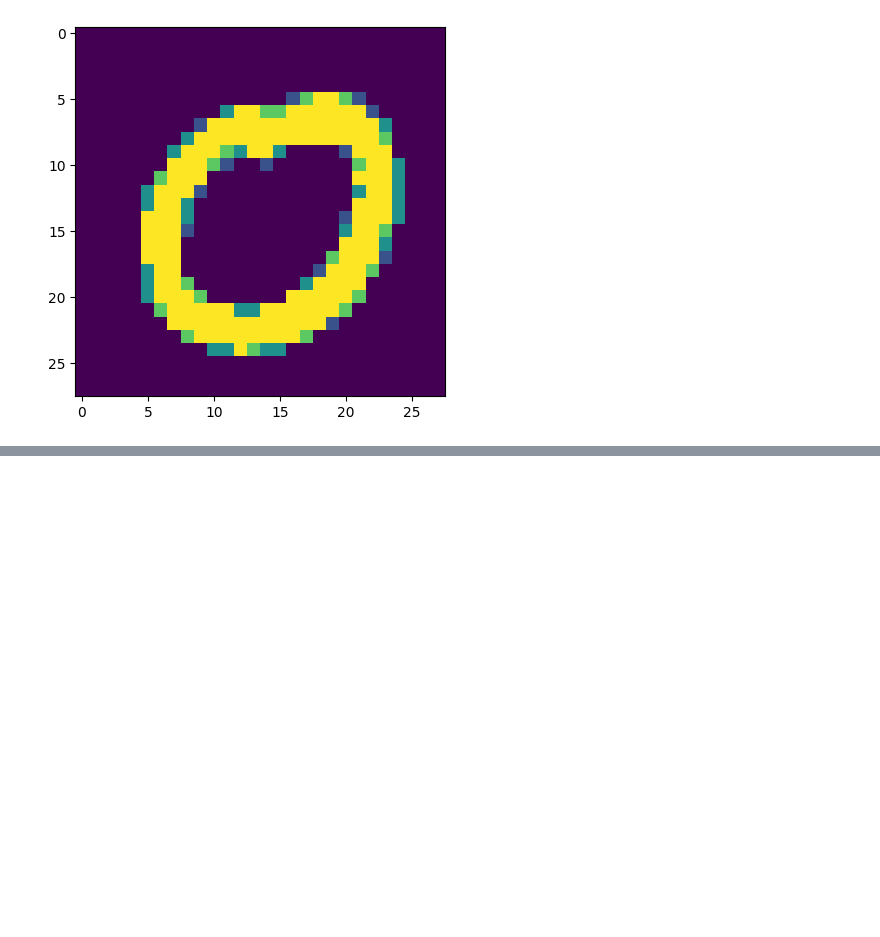
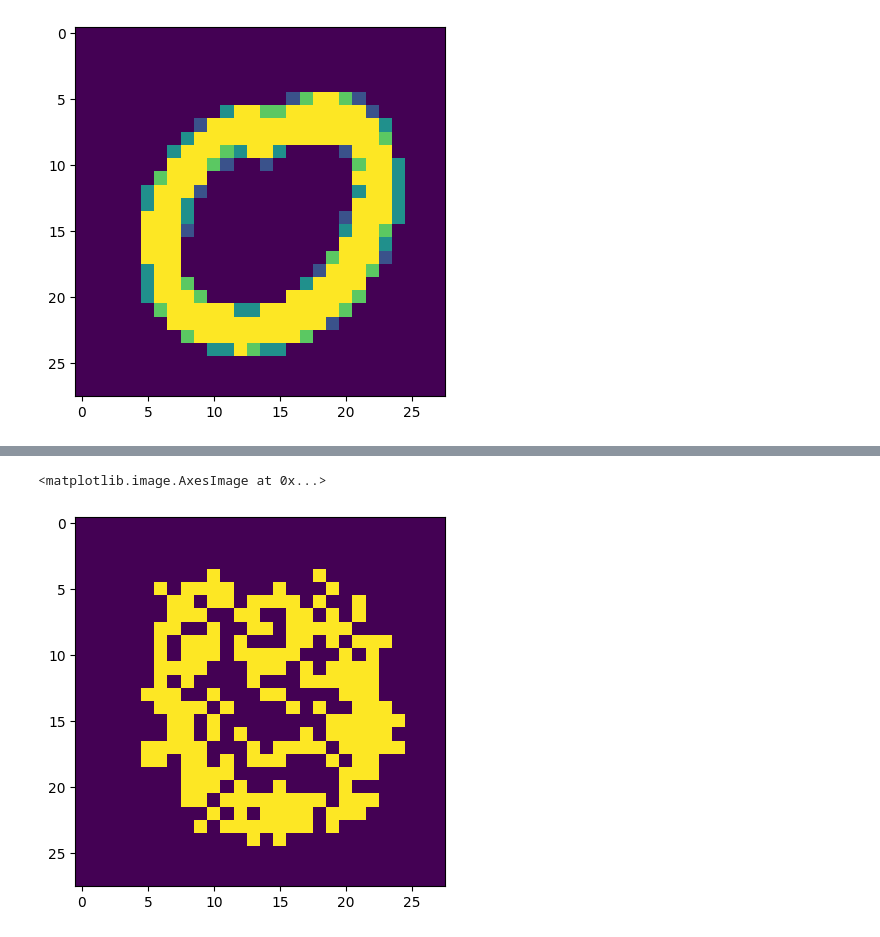
Before and after one commit to gc2321/3235-Machine-Learning, a Jupyter notebook: XTRA_NEURO_NET_EXERCISES/6_gans_mnist.ipynb, the cells around one changed output, grey strips where cells are left out. Saved outputs shown, nothing was run; the diff lists cells and outputs as text; code cells hidden in the pictures; blank space fills up the shorter version.

```diff
--- a/XTRA_NEURO_NET_EXERCISES/6_gans_mnist.ipynb
+++ b/XTRA_NEURO_NET_EXERCISES/6_gans_mnist.ipynb
@@ -68,0 +189,5 @@ GAN.compile(loss="binary_crossentropy", optimizer="adam")
+# %%
+plt.imshow(image[3])
+# %% [output]
+<matplotlib.image.AxesImage at 0x...>
+[figure, added]
```
Also changed, not shown: parts of 19 cells of this notebook.
